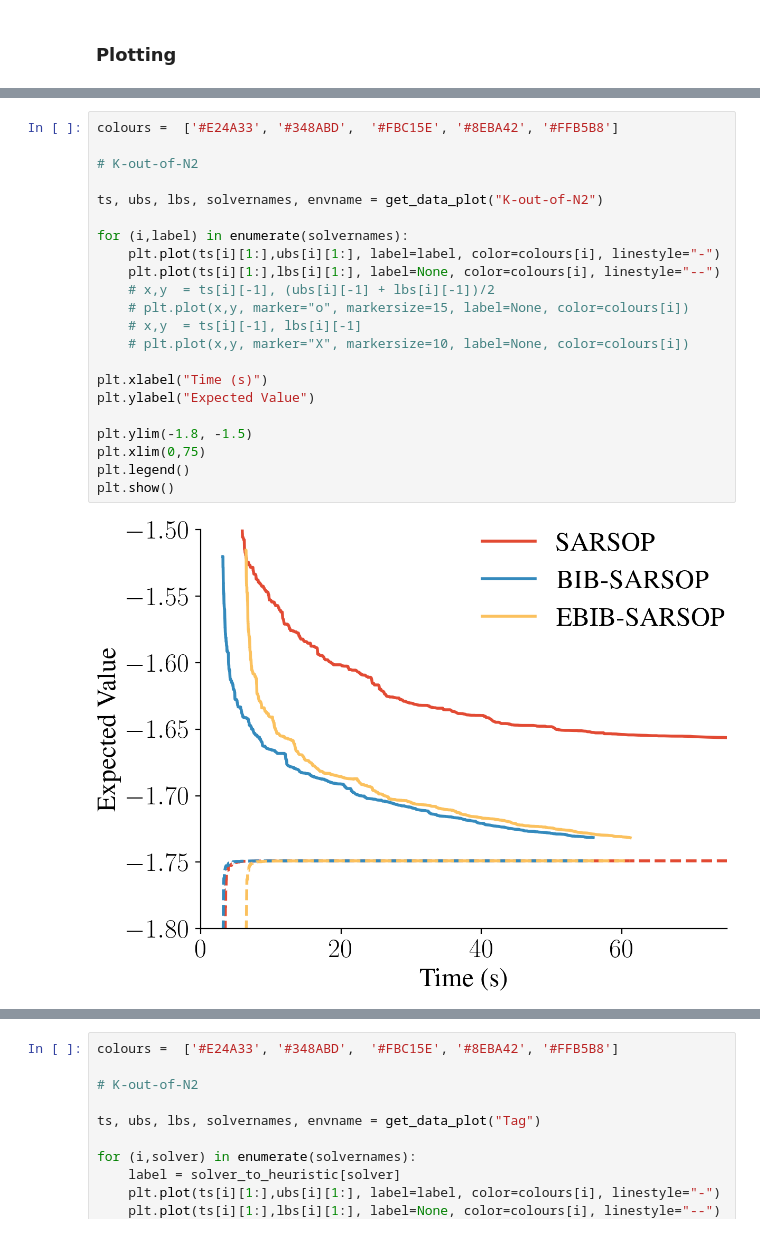
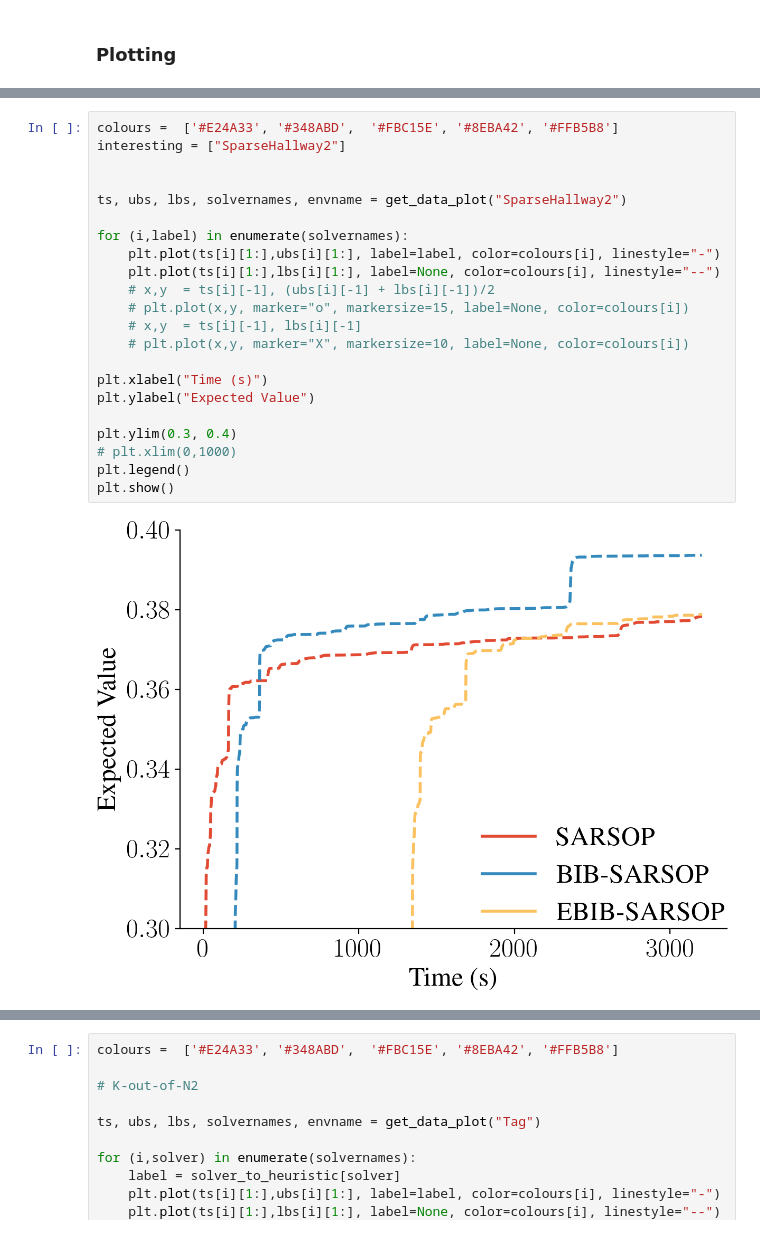
Before and after one commit to MKrale/Tighter_Informed_Bound, a Jupyter notebook: plotting_python.ipynb, the cells around one changed output, grey strips where cells are left out. Cells and saved outputs as stored; diff of their text form.

```diff
--- a/plotting_python.ipynb
+++ b/plotting_python.ipynb
@@ -78,24 +337,24 @@ def get_data_plot(env:str):
 # %%
 colours =  ['#E24A33', '#348ABD',  '#FBC15E', '#8EBA42', '#FFB5B8']
+interesting = ["SparseHallway2"]
 
-# K-out-of-N2
 
-ts, ubs, lbs, solvernames, envname = get_data_plot("K-out-of-N2")
+ts, ubs, lbs, solvernames, envname = get_data_plot("SparseHallway2")
 
 for (i,label) in enumerate(solvernames):
     plt.plot(ts[i][1:],ubs[i][1:], label=label, color=colours[i], linestyle="-")
     plt.plot(ts[i][1:],lbs[i][1:], label=None, color=colours[i], linestyle="--")
     # x,y  = ts[i][-1], (ubs[i][-1] + lbs[i][-1])/2
     # plt.plot(x,y, marker="o", markersize=15, label=None, color=colours[i])
     # x,y  = ts[i][-1], lbs[i][-1]
     # plt.plot(x,y, marker="X", markersize=10, label=None, color=colours[i])
 
 plt.xlabel("Time (s)")
 plt.ylabel("Expected Value")
 
-plt.ylim(-1.8, -1.5)
-plt.xlim(0,75)
+plt.ylim(0.3, 0.4)
+# plt.xlim(0,1000)
 plt.legend()
 plt.show()
 # %% [output]
-[figure, old version]
+[figure, new version]
```
Also changed, not shown: parts of 8 cells of this notebook, 26 other files.
